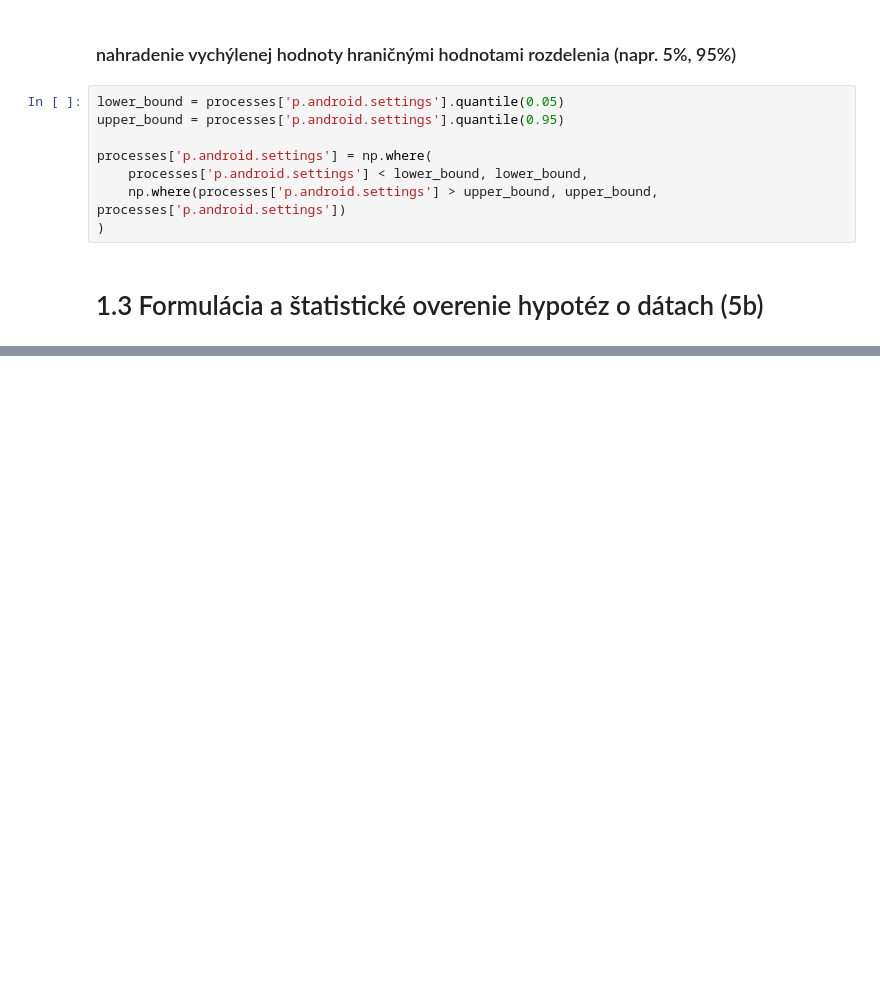
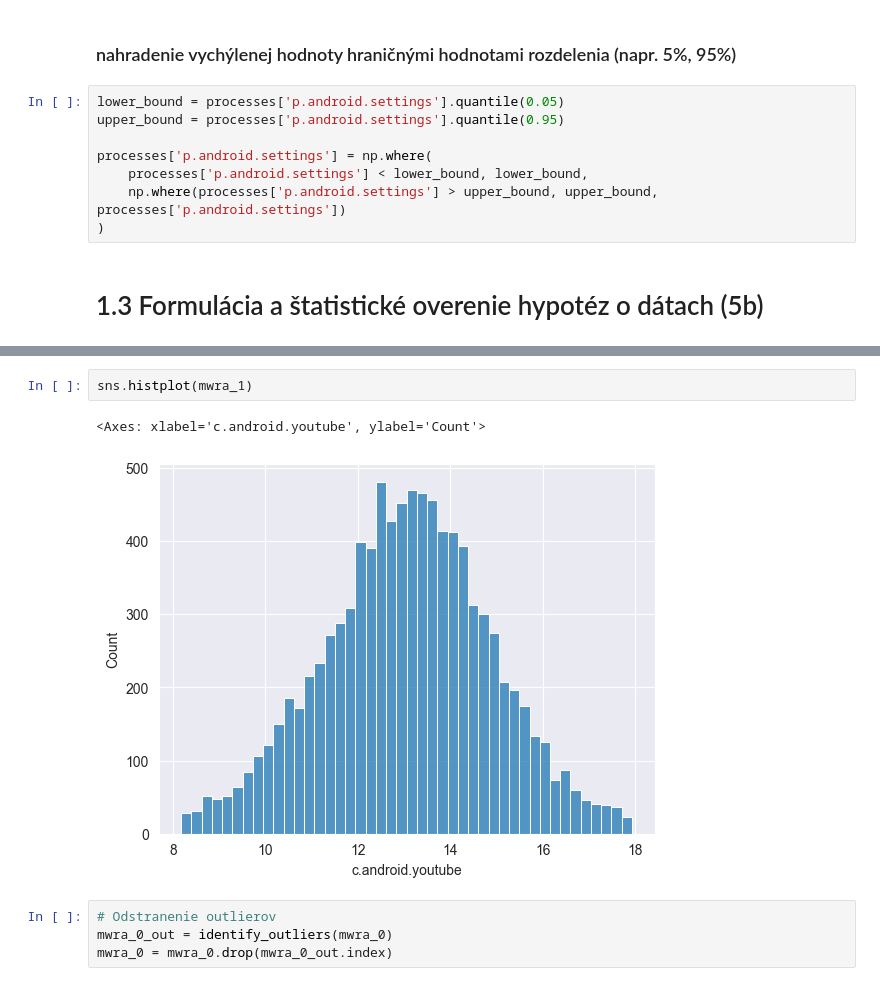
Before and after one commit to JakubIvacek/IAU_PROJECT, a Jupyter notebook: project.ipynb, the cells around one changed output, grey strips where cells are left out. Drawn from its saved outputs; the diff is of its cells as text; blank space fills up the shorter version.

```diff
--- a/project.ipynb
+++ b/project.ipynb
@@ -1185,0 +1166,9 @@ processes['p.android.settings'] = np.where(
+# %%
+sns.histplot(mwra_1)
+# %% [output]
+<Axes: xlabel='c.android.youtube', ylabel='Count'>
+[figure, added]
+# %%
+# Odstranenie outlierov
+mwra_0_out = identify_outliers(mwra_0)
+mwra_0 = mwra_0.drop(mwra_0_out.index)
```
Also changed, not shown: parts of 59 cells of this notebook.
